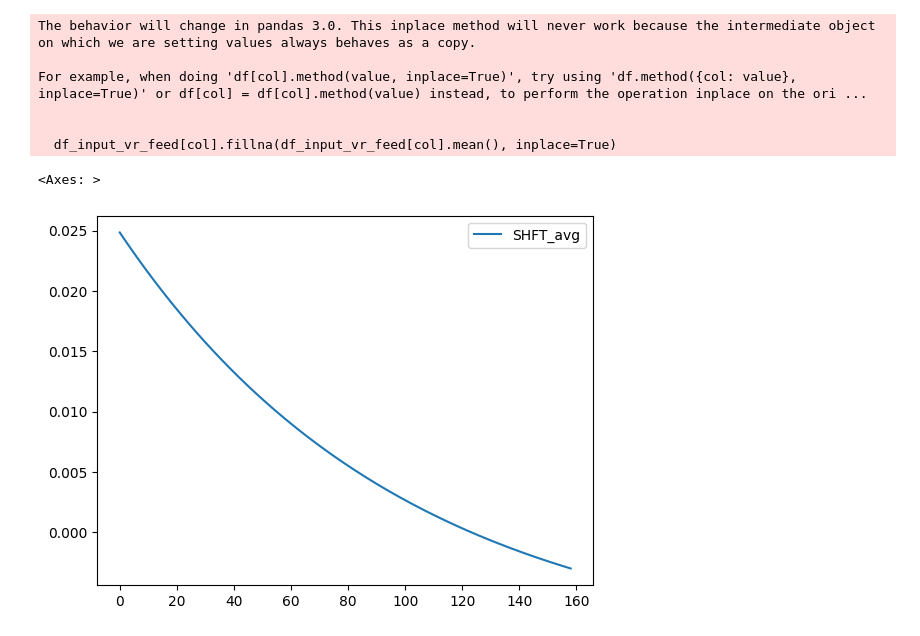
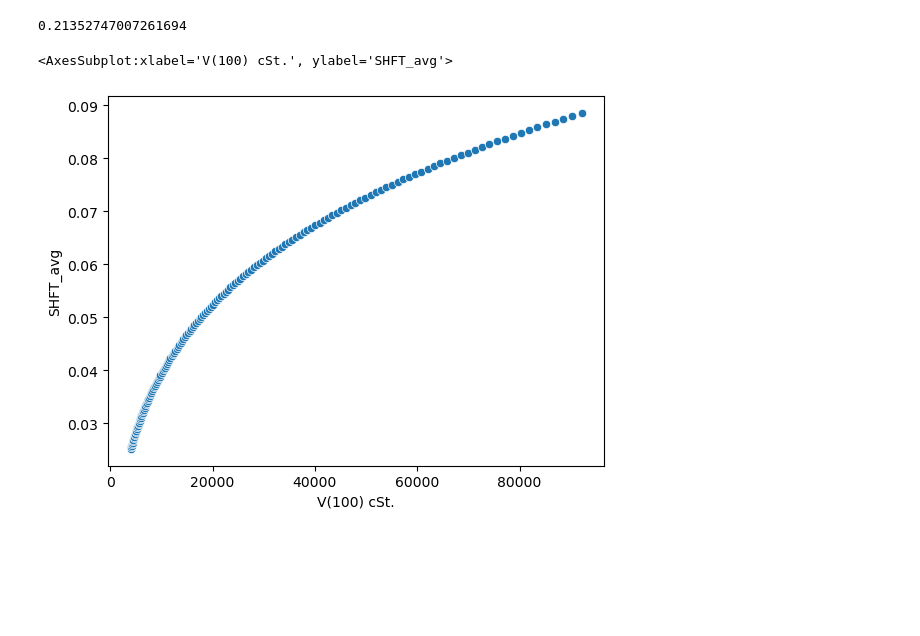
Before and after one commit to kimjay93/cds, a Jupyter notebook: CDSProject_LRmodel.ipynb, the cells around one changed output. Cells and saved outputs as stored; diff of their text form; code cells hidden in the pictures; blank space fills up the shorter version.

```diff
--- a/CDSProject_LRmodel.ipynb
+++ b/CDSProject_LRmodel.ipynb
@@ -190,0 +425,6 @@ For example, when doing 'df[col].method(value, inplace=True)', try using 'df.met
+# %%
+df = pd.read_csv('./df_38thtrial.csv', index_col = 'Datetime')
+vis100_boxcox, lambda_value = boxcox(df['V(100) cSt.'])
+print(lambda_value)
+# lambda_value=0.5
+df['vis100_boxcox'] = boxcox(df['V(100) cSt.'], lmbda=lambda_value)
@@ -191,30 +504,31 @@ For example, when doing 'df[col].method(value, inplace=True)', try using 'df.met
 # %%
-# 임의의 input file(assay)에 대해 df 변형 후 prediction까지 수행해보자 - api
+# 임의의 input file(assay)에 대해 df 변형 후 prediction까지 수행해보자 - vis
 # load original assay
-df_assay = pd.read_csv('./Assay Summary_api.csv', encoding='cp949')
+df_assay = pd.read_csv('./Assay Summary_visco.csv', encoding='cp949')
 # assay -> df
 df_assay = convert_df(df_assay)
+df_assay_original = df_assay.copy()
+df_assay_feedonly = df_assay_original.loc[:,'API':]
+
+# df에서 vis100_boxcox 추가 후 vis100 제거
+print(lambda_value)
+df_assay['vis100_boxcox'] = ((df_assay['V(100) cSt.'] ** lambda_value) - 1) / lambda_value
+df_assay.drop('V(100) cSt.', axis=1, inplace=True)
+
 # scaling
 scaler = joblib.load('scaler.pkl')
 df_assay = pd.DataFrame(scaler.transform(df_assay), columns=x.columns)
 # pca
 pca = joblib.load('pca.pkl')
 df_assay_pca = pca.transform(df_assay[['Ni ppm', 'V ppm']])
 df_assay['Ni_V_PCA'] = df_assay_pca
 df_assay.drop(['Ni ppm', 'V ppm'], axis=1, inplace=True)
 # prediction
 lr = joblib.load('lr.pkl')
-df_assay_feedonly = df_assay.loc[:,'API':]
 df_assay_SHFT = pd.DataFrame({'SHFT_avg':lr.predict(df_assay)})
-df_assay_combined = pd.merge(df_assay_SHFT, df_assay, left_index=True, right_index=True)
-
-df_assay_SHFT.plot()
+df_assay_combined = pd.merge(df_assay_SHFT, df_assay_feedonly, left_index=True, right_index=True)
+sns.scatterplot(data=df_assay_combined, x='V(100) cSt.', y='SHFT_avg')
 # %% [output]
-The behavior will change in pandas 3.0. This inplace method will never work because the intermediate object on which we are setting values always behaves as a copy.
-
-For example, when doing 'df[col].method(value, inplace=True)', try using 'df.method({col: value}, inplace=True)' or df[col] = df[col].method(value) instead, to perform the operation inplace on the ori ...
-
-
-  df_input_vr_feed[col].fillna(df_input_vr_feed[col].mean(), inplace=True)
+0.21352747007261694
-<Axes: >
+<AxesSubplot:xlabel='V(100) cSt.', ylabel='SHFT_avg'>
-[figure, old version]
+[figure, new version]
```
Also changed, not shown: parts of 34 cells of this notebook, 8 other files.
